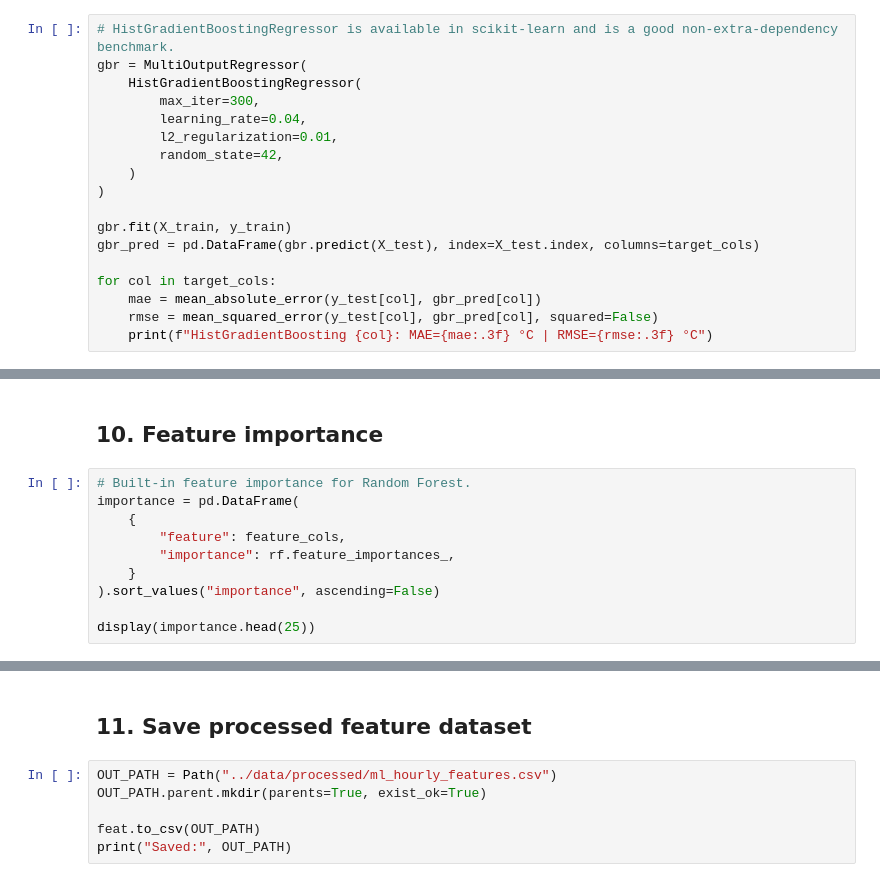
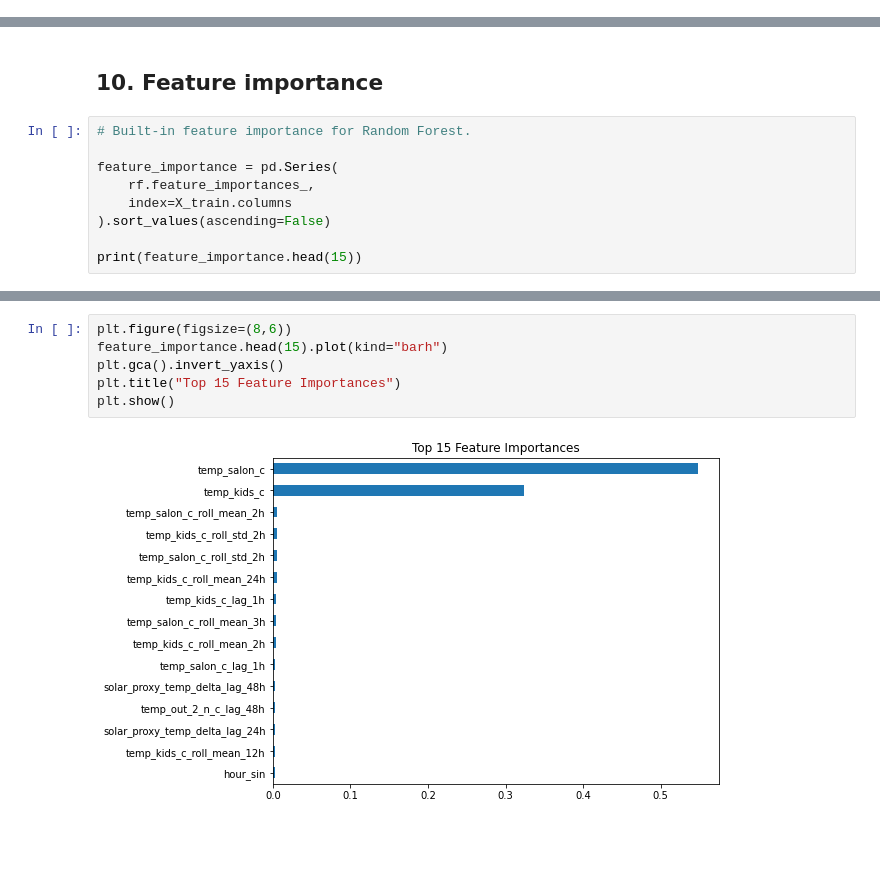
Before and after one commit to sotdousk/residential-thermal-digital-twin, a Jupyter notebook: notebooks/06_ml_temperature_prediction.ipynb, the cells around one changed output, grey strips where cells are left out. Cells and saved outputs as stored; diff of their text form; blank space fills up the shorter version.

```diff
--- a/notebooks/06_ml_temperature_prediction.ipynb
+++ b/notebooks/06_ml_temperature_prediction.ipynb
@@ -236,21 +316,3 @@ for col in target_cols:
-# %%
-# HistGradientBoostingRegressor is available in scikit-learn and is a good non-extra-dependency benchmark.
-gbr = MultiOutputRegressor(
-    HistGradientBoostingRegressor(
-        max_iter=300,
-        learning_rate=0.04,
-        l2_regularization=0.01,
-        random_state=42,
-    )
-)
-
-gbr.fit(X_train, y_train)
-gbr_pred = pd.DataFrame(gbr.predict(X_test), index=X_test.index, columns=target_cols)
-
-for col in target_cols:
-    mae = mean_absolute_error(y_test[col], gbr_pred[col])
-    rmse = mean_squared_error(y_test[col], gbr_pred[col], squared=False)
-    print(f"HistGradientBoosting {col}: MAE={mae:.3f} °C | RMSE={rmse:.3f} °C")
 # %% [markdown]
 ## 9. Plot predictions
 # %%
@@ -272,11 +337,10 @@ plot_prediction(y_test, rf_pred, target_cols[1], "Random Forest — Kids room te
 ## 10. Feature importance
 # %%
 # Built-in feature importance for Random Forest.
-importance = pd.DataFrame(
-    {
-        "feature": feature_cols,
-        "importance": rf.feature_importances_,
-    }
-).sort_values("importance", ascending=False)
 
-display(importance.head(25))
+feature_importance = pd.Series(
+    rf.feature_importances_,
+    index=X_train.columns
+).sort_values(ascending=False)
+
+print(feature_importance.head(15))
@@ -283,8 +364,8 @@ display(importance.head(25))
-# %% [markdown]
-## 11. Save processed feature dataset
-# %%
-OUT_PATH = Path("../data/processed/ml_hourly_features.csv")
-OUT_PATH.parent.mkdir(parents=True, exist_ok=True)
-
-feat.to_csv(OUT_PATH)
-print("Saved:", OUT_PATH)
+# %%
+plt.figure(figsize=(8,6))
+feature_importance.head(15).plot(kind="barh")
+plt.gca().invert_yaxis()
+plt.title("Top 15 Feature Importances")
+plt.show()
+# %% [output]
+[figure, added]
```
Also changed, not shown: parts of 12 cells of this notebook.
